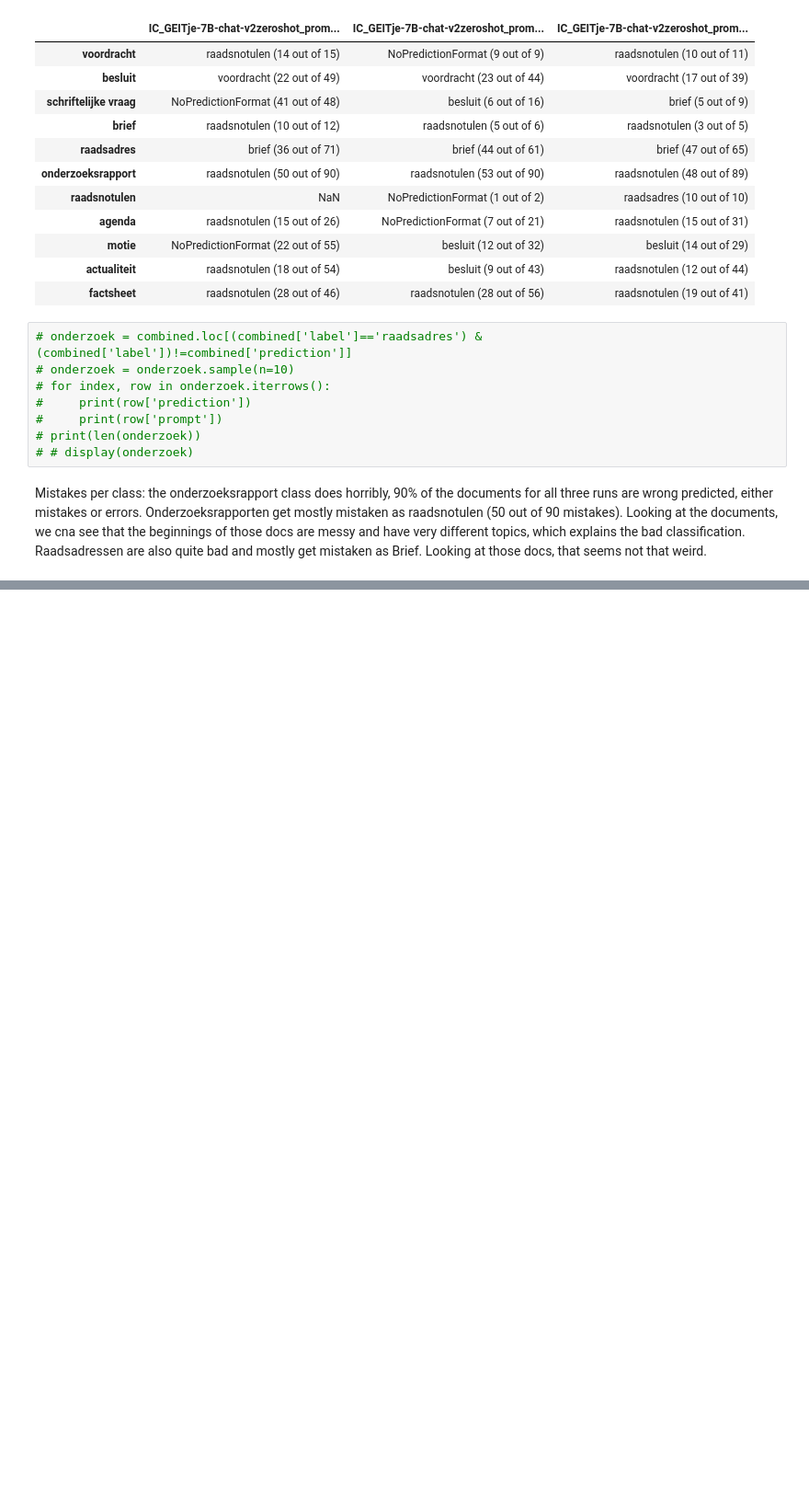
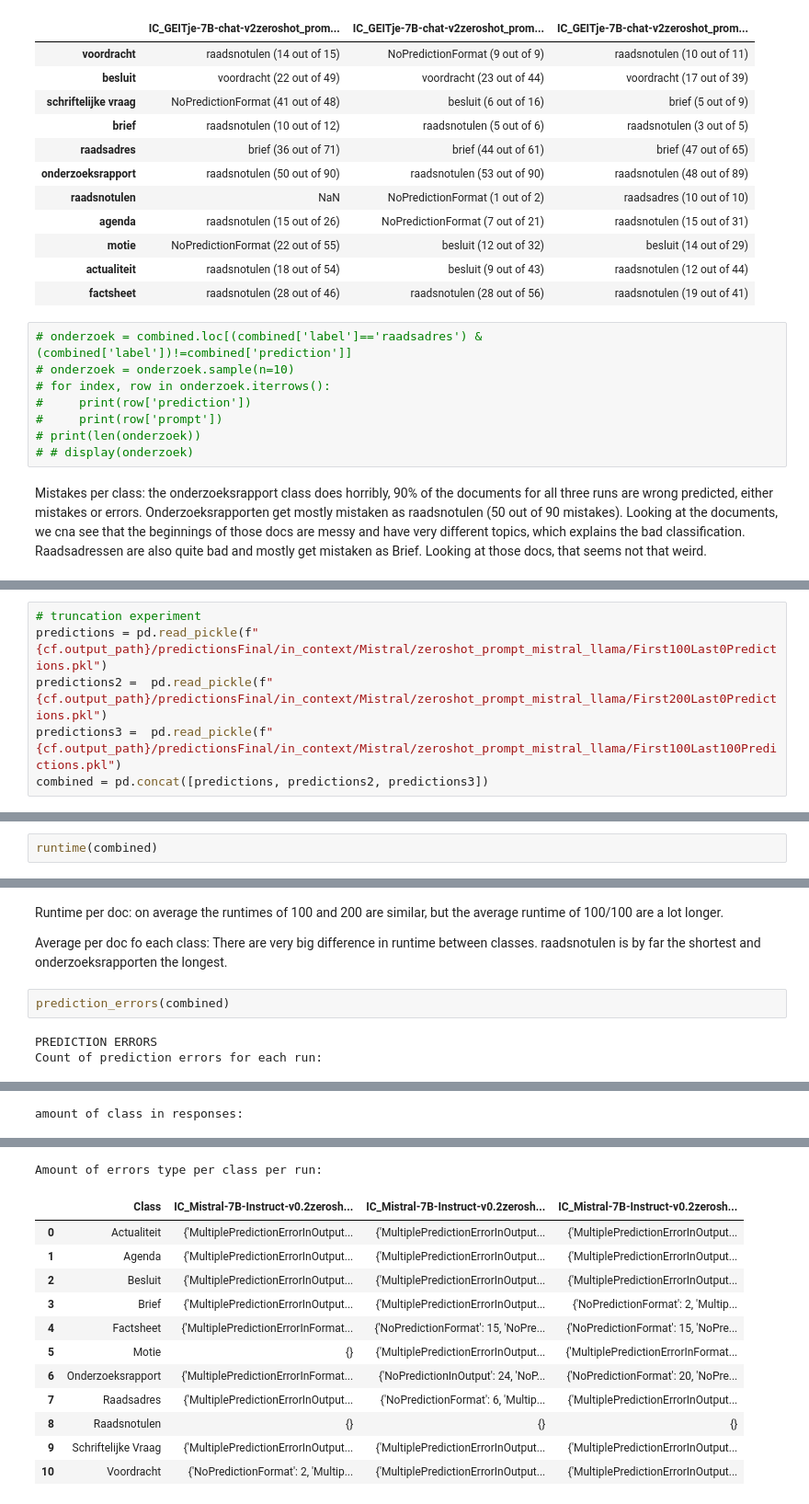
Before and after one commit to Amsterdam-Internships/document-classification-using-large-language-models, a Jupyter notebook: notebooks/PredictionAnalysis.ipynb, the cells around one changed output, grey strips where cells are left out. Shown at 92% size. Cells and saved outputs as stored; diff of their text form; blank space fills up the shorter version.

Commit message:
updat eprediction analysis. add analysis of truncation for mistral and llama

```diff
--- a/notebooks/PredictionAnalysis.ipynb
+++ b/notebooks/PredictionAnalysis.ipynb
@@ -433,0 +461,6 @@ Raadsadressen are also quite bad and mostly get mistaken as Brief. Looking at th
+# %%
+# truncation experiment
+predictions = pd.read_pickle(f"{cf.output_path}/predictionsFinal/in_context/Mistral/zeroshot_prompt_mistral_llama/First100Last0Predictions.pkl")
+predictions2 =  pd.read_pickle(f"{cf.output_path}/predictionsFinal/in_context/Mistral/zeroshot_prompt_mistral_llama/First200Last0Predictions.pkl")
+predictions3 =  pd.read_pickle(f"{cf.output_path}/predictionsFinal/in_context/Mistral/zeroshot_prompt_mistral_llama/First100Last100Predictions.pkl")
+combined = pd.concat([predictions, predictions2, predictions3])
@@ -433,0 +510,2 @@ Raadsadressen are also quite bad and mostly get mistaken as Brief. Looking at th
+# %%
+runtime(combined)
@@ -433,0 +538,9 @@ Raadsadressen are also quite bad and mostly get mistaken as Brief. Looking at th
+# %% [markdown]
+Runtime per doc: on average the runtimes of 100 and 200 are similar, but the average runtime of 100/100 are a lot longer.
+
+Average per doc fo each class: There are very big difference in runtime between classes. raadsnotulen is by far the shortest and onderzoeksrapporten the longest.
+# %%
+prediction_errors(combined)
+# %% [output]
+PREDICTION ERRORS
+Count of prediction errors for each run:
@@ -433,0 +551 @@ Raadsadressen are also quite bad and mostly get mistaken as Brief. Looking at th
+amount of class in responses:
@@ -433,0 +556,13 @@ Raadsadressen are also quite bad and mostly get mistaken as Brief. Looking at th
+Amount of errors type per class per run:
+|  | Class | IC_Mistral-7B-Instruct-v0.2zerosh... | IC_Mistral-7B-Instruct-v0.2zerosh... | IC_Mistral-7B-Instruct-v0.2zerosh... |
+| 0 | Actualiteit | {'MultiplePredictionErrorInOutput... | {'MultiplePredictionErrorInOutput... | {'MultiplePredictionErrorInOutput... |
+| 1 | Agenda | {'MultiplePredictionErrorInOutput... | {'MultiplePredictionErrorInOutput... | {'MultiplePredictionErrorInOutput... |
+| 2 | Besluit | {'MultiplePredictionErrorInOutput... | {'MultiplePredictionErrorInOutput... | {'MultiplePredictionErrorInOutput... |
+| 3 | Brief | {'MultiplePredictionErrorInOutput... | {'MultiplePredictionErrorInOutput... | {'NoPredictionFormat': 2, 'Multip... |
+| 4 | Factsheet | {'MultiplePredictionErrorInFormat... | {'NoPredictionFormat': 15, 'NoPre... | {'NoPredictionFormat': 15, 'NoPre... |
+| 5 | Motie | {} | {'MultiplePredictionErrorInOutput... | {'MultiplePredictionErrorInFormat... |
+| 6 | Onderzoeksrapport | {'MultiplePredictionErrorInFormat... | {'NoPredictionInOutput': 24, 'NoP... | {'NoPredictionFormat': 20, 'NoPre... |
+| 7 | Raadsadres | {'MultiplePredictionErrorInOutput... | {'NoPredictionFormat': 6, 'Multip... | {'MultiplePredictionErrorInOutput... |
+| 8 | Raadsnotulen | {} | {} | {} |
+| 9 | Schriftelijke Vraag | {'MultiplePredictionErrorInOutput... | {'MultiplePredictionErrorInOutput... | {'MultiplePredictionErrorInOutput... |
+| 10 | Voordracht | {'NoPredictionFormat': 2, 'Multip... | {'MultiplePredictionErrorInOutput... | {'MultiplePredictionErrorInOutput... |
```
Also changed, not shown: parts of 22 cells of this notebook, 2 other files.
